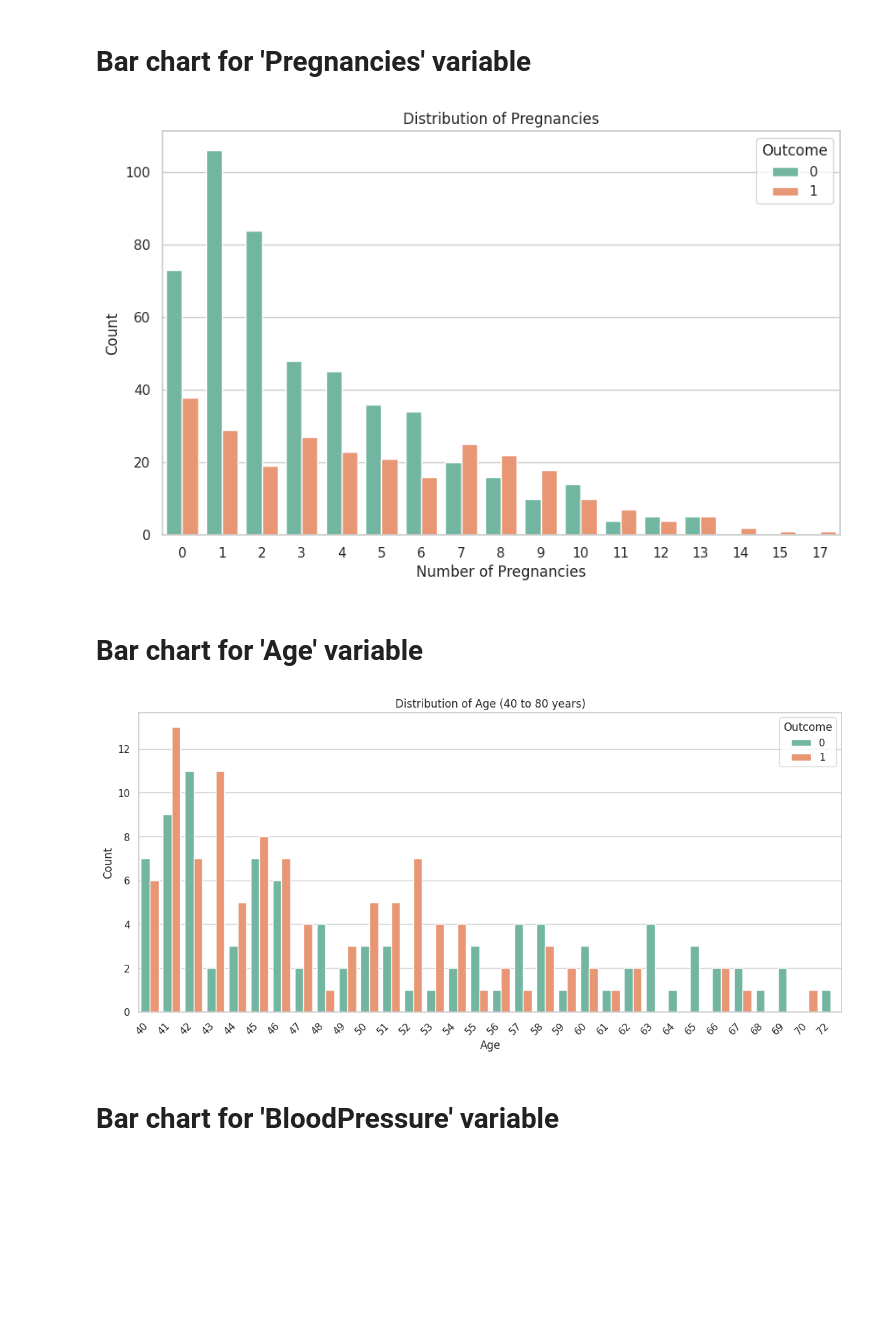
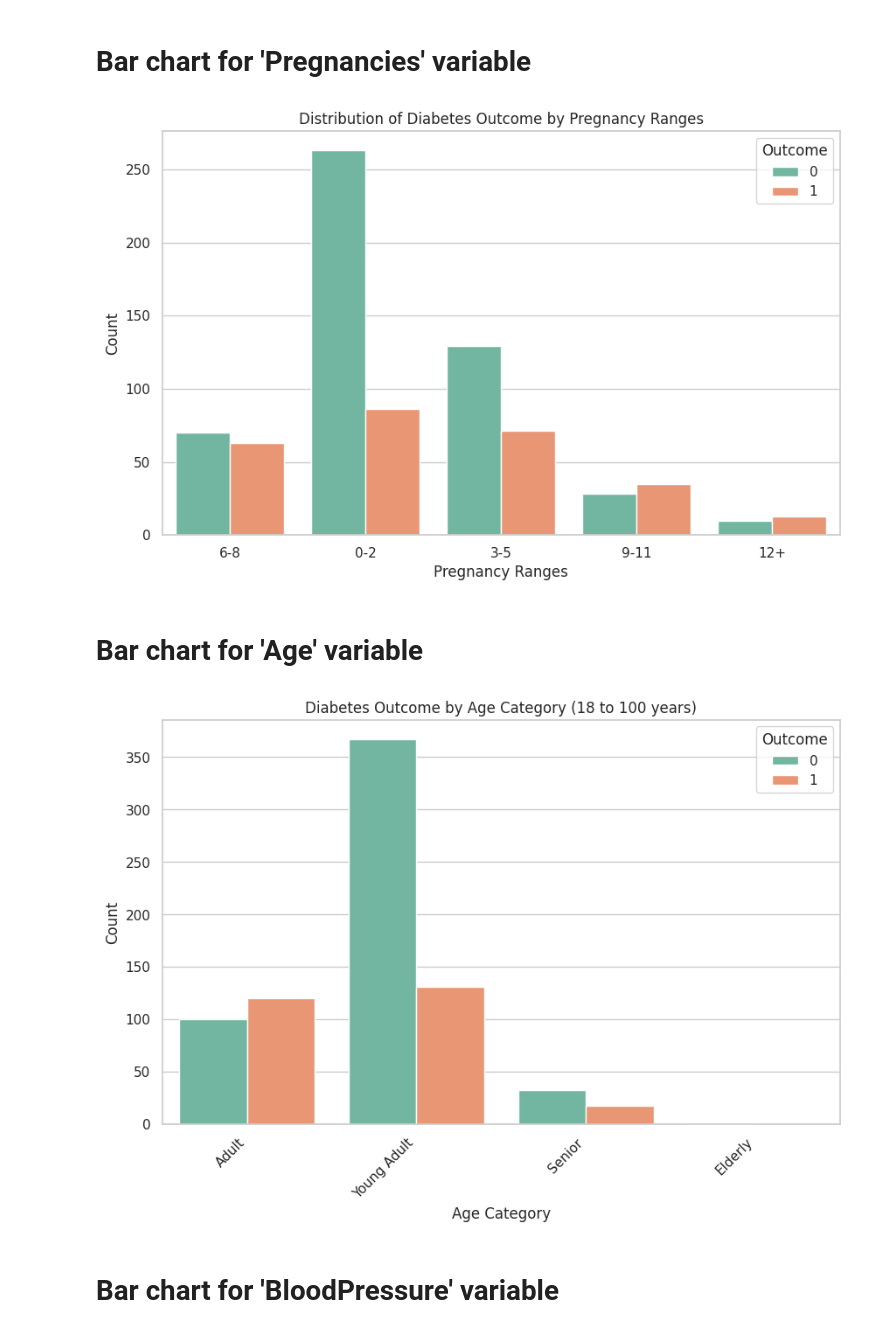
Before and after one commit to okhan2186/Machine-Learning-Projects, a Jupyter notebook: ML SEMESTER PROJECT/Machine_Learning_Lab_Project_Diabetes_Prediction_.ipynb, the cells around one changed output. Cells and saved outputs as stored; diff of their text form; code cells hidden in the pictures; blank space fills up the shorter version.

```diff
--- a/ML SEMESTER PROJECT/Machine_Learning_Lab_Project_Diabetes_Prediction_.ipynb
+++ b/ML SEMESTER PROJECT/Machine_Learning_Lab_Project_Diabetes_Prediction_.ipynb
@@ -172,33 +176,64 @@ plt.show()
 # %% [markdown]
 # Bar chart for 'Pregnancies' variable
 # %%
+# Define the function to categorize pregnancy ranges
+def categorize_pregnancy_range(pregnancies):
+    if pregnancies <= 2:
+        return '0-2'
+    elif pregnancies <= 5:
+        return '3-5'
+    elif pregnancies <= 8:
+        return '6-8'
+    elif pregnancies <= 11:
+        return '9-11'
+    else:
+        return '12+'
+
+
+
+# Plot the distribution of outcomes by pregnancy ranges
 plt.figure(figsize=(10, 6))
-sns.countplot(x='Pregnancies', data=dataset, hue='Outcome', palette='Set2')
-plt.title('Distribution of Pregnancies')
-plt.xlabel('Number of Pregnancies')
+sns.countplot(x='Pregnancy_Range', data=dataset, hue='Outcome', palette='Set2')
+plt.title('Distribution of Diabetes Outcome by Pregnancy Ranges')
+plt.xlabel('Pregnancy Ranges')
 plt.ylabel('Count')
+
 plt.show()
 # %% [output]
-[figure, old version]
+[figure, new version]
 # %% [markdown]
 # Bar chart for 'Age' variable
 # %%
-# Filter data for the age range (40 to 80 years)
-filtered_df = dataset[(dataset['Age'] >= 40) & (dataset['Age'] <= 80)]
+# Define the function to categorize age ranges
+def categorize_age(age):
+    if 18 <= age <= 35:
+        return 'Young Adult'
+    elif 36 <= age <= 55:
+        return 'Adult'
+    elif 56 <= age <= 75:
+        return 'Senior'
+    elif 76 <= age <= 100:
+        return 'Elderly'
+    else:
+        return 'Out of Range'
 
-# Bar chart for 'Age' variable with rotated x-axis labels
-plt.figure(figsize=(14, 6))
-sns.countplot(x='Age', data=filtered_df, hue='Outcome', palette='Set2')
-plt.title('Distribution of Age (40 to 80 years)')
-plt.xlabel('Age')
+# Filter data for the relevant age range and create a new column with age categories
+filtered_df = dataset[(dataset['Age'] >= 18) & (dataset['Age'] <= 100)]
+filtered_df['Age_Category'] = filtered_df['Age'].apply(categorize_age)
+
+# Bar chart for 'Age_Category' variable with rotated x-axis labels
+plt.figure(figsize=(10, 6))
+sns.countplot(x='Age_Category', data=filtered_df, hue='Outcome', palette='Set2')
+plt.title('Diabetes Outcome by Age Category (18 to 100 years)')
+plt.xlabel('Age Category')
 plt.ylabel('Count')
 
 # Rotate x-axis labels for better visibility
 plt.xticks(rotation=45, ha='right')
 
 plt.show()
 # %% [output]
-[figure, old version]
+[figure, new version]
 # %% [markdown]
 # Bar chart for 'BloodPressure' variable
 # %%
```
Also changed, not shown: parts of 7 cells of this notebook.
